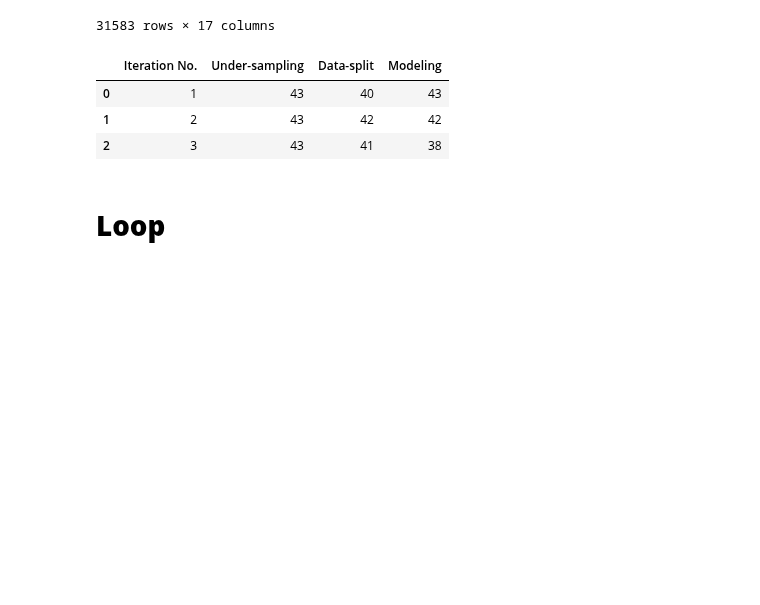
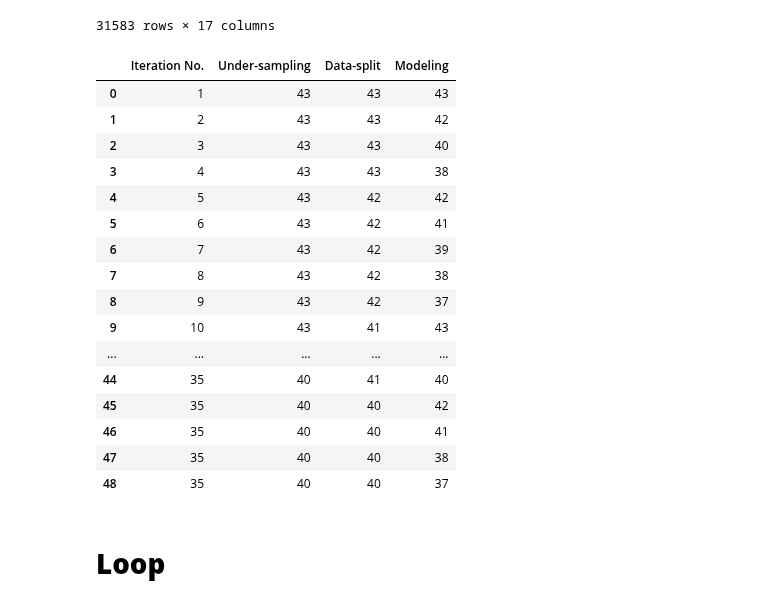
Before and after one commit to sujeshpadhi91/Network-Slicing-with-ML, a Jupyter notebook: Notebooks/Exp9 - Slice_Identification_UnSupML_undersampling_tsne_loop.ipynb, the cells around one changed output. Saved outputs shown, nothing was run; the diff lists cells and outputs as text; code cells hidden in the pictures; blank space fills up the shorter version.

```diff
--- a/Notebooks/Exp9 - Slice_Identification_UnSupML_undersampling_tsne_loop.ipynb
+++ b/Notebooks/Exp9 - Slice_Identification_UnSupML_undersampling_tsne_loop.ipynb
@@ -57,12 +57,25 @@ data_backup
 # %%
 # Read the CSV file containing the random seeds
 seed_df = pd.read_csv("/content/drive/MyDrive/Dataset/random_seed_data.csv")
-seed_df.head()
+seed_df
 # %% [output]
 |  | Iteration No. | Under-sampling | Data-split | Modeling |
-| 0 | 1 | 43 | 40 | 43 |
-| 1 | 2 | 43 | 42 | 42 |
-| 2 | 3 | 43 | 41 | 38 |
+| 0 | 1 | 43 | 43 | 43 |
+| 1 | 2 | 43 | 43 | 42 |
+| 2 | 3 | 43 | 43 | 40 |
+| 3 | 4 | 43 | 43 | 38 |
+| 4 | 5 | 43 | 42 | 42 |
+| 5 | 6 | 43 | 42 | 41 |
+| 6 | 7 | 43 | 42 | 39 |
+| 7 | 8 | 43 | 42 | 38 |
+| 8 | 9 | 43 | 42 | 37 |
+| 9 | 10 | 43 | 41 | 43 |
+| ... | ... | ... | ... | ... |
+| 44 | 35 | 40 | 41 | 40 |
+| 45 | 35 | 40 | 40 | 42 |
+| 46 | 35 | 40 | 40 | 41 |
+| 47 | 35 | 40 | 40 | 38 |
+| 48 | 35 | 40 | 40 | 37 |
 # %% [markdown]
 # **Loop**
 # %% [markdown]
```
Also changed, not shown: parts of 5 cells of this notebook, 3 other files.
